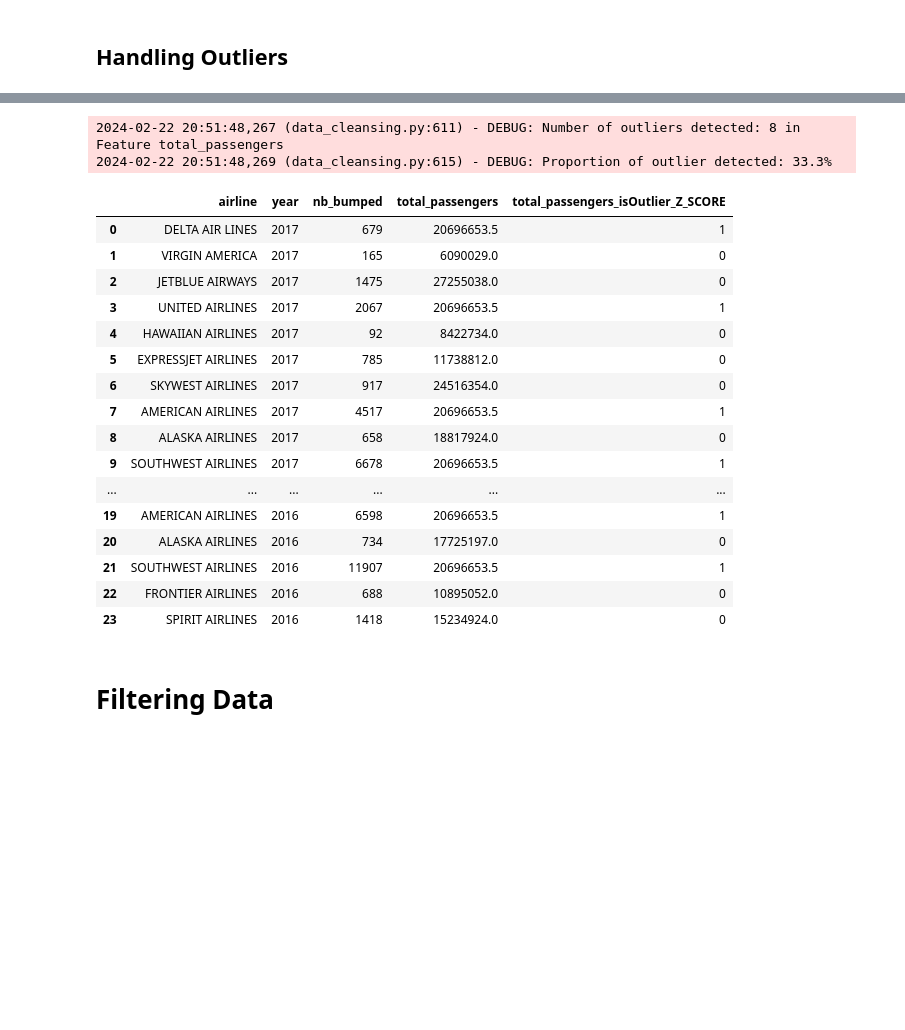
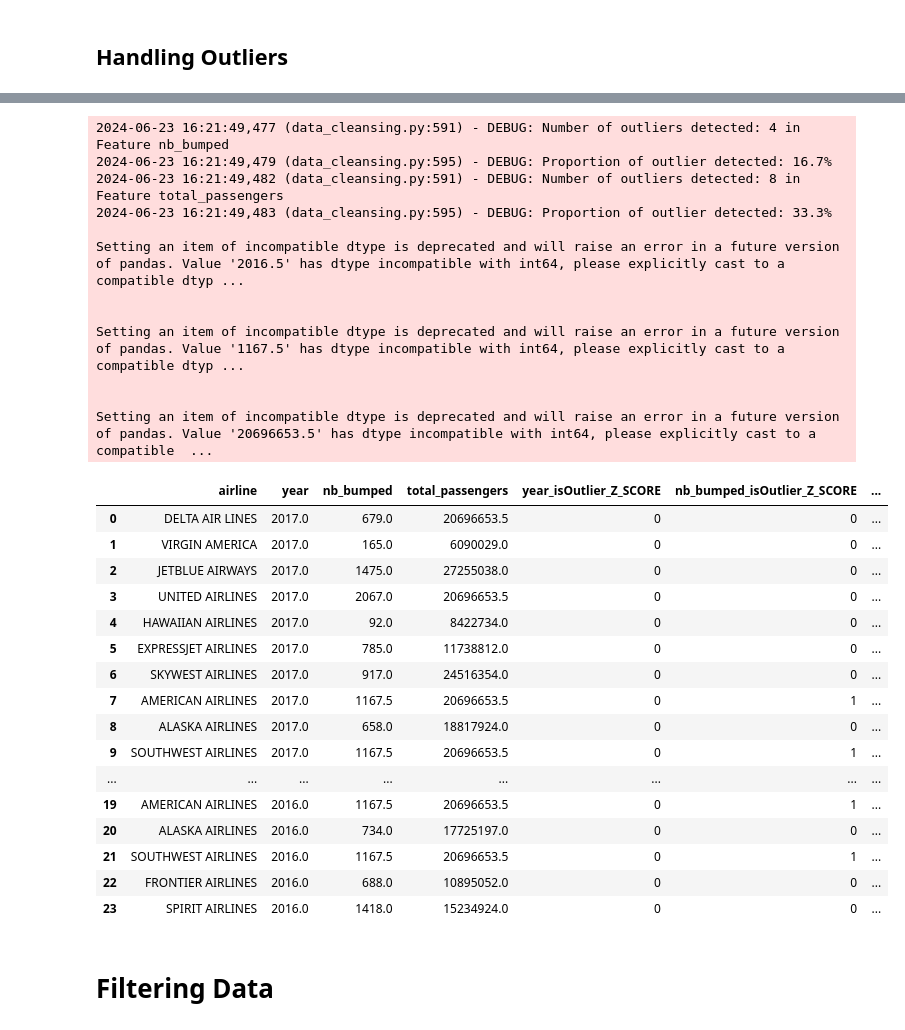
Before and after one commit to AhmedMostafa16/PrediKit, a Jupyter notebook: examples/02_Data_Preperation.ipynb, the cells around one changed output, grey strips where cells are left out. Drawn from its saved outputs; the diff is of its cells as text; code cells hidden in the pictures; blank space fills up the shorter version.

```diff
--- a/examples/02_Data_Preperation.ipynb
+++ b/examples/02_Data_Preperation.ipynb
@@ -216,52 +207,61 @@ df
 # %%
 df = init_df_sample(2)
 display(df)
 op = pk.OutliersProcessor(
     "z_score",
     # threshold=3,
     verbose=True,
     add_indicator=True,
 )
-result = op.fit_transform(df, columns=["total_passengers"])
-
-unwrap_value_or_error(result)
+df = op.fit_transform(df)
+df
 # %% [output]
 |  | airline | year | nb_bumped | total_passengers |
 | 0 | DELTA AIR LINES | 2017 | 679 | 99796155 |
 | 1 | VIRGIN AMERICA | 2017 | 165 | 6090029 |
 | 2 | JETBLUE AIRWAYS | 2017 | 1475 | 27255038 |
 | 3 | UNITED AIRLINES | 2017 | 2067 | 70030765 |
 | 4 | HAWAIIAN AIRLINES | 2017 | 92 | 8422734 |
 | 5 | EXPRESSJET AIRLINES | 2017 | 785 | 11738812 |
 | 6 | SKYWEST AIRLINES | 2017 | 917 | 24516354 |
 | 7 | AMERICAN AIRLINES | 2017 | 4517 | 98017132 |
 | 8 | ALASKA AIRLINES | 2017 | 658 | 18817924 |
 | 9 | SOUTHWEST AIRLINES | 2017 | 6678 | 115988988 |
 | ... | ... | ... | ... | ... |
 | 19 | AMERICAN AIRLINES | 2016 | 6598 | 99348093 |
 | 20 | ALASKA AIRLINES | 2016 | 734 | 17725197 |
 | 21 | SOUTHWEST AIRLINES | 2016 | 11907 | 112153048 |
 | 22 | FRONTIER AIRLINES | 2016 | 688 | 10895052 |
 | 23 | SPIRIT AIRLINES | 2016 | 1418 | 15234924 |
-2024-02-22 20:51:48,267 (data_cleansing.py:611) - DEBUG: Number of outliers detected: 8 in Feature total_passengers
-2024-02-22 20:51:48,269 (data_cleansing.py:615) - DEBUG: Proportion of outlier detected: 33.3%
+2024-06-23 16:21:49,477 (data_cleansing.py:591) - DEBUG: Number of outliers detected: 4 in Feature nb_bumped
+2024-06-23 16:21:49,479 (data_cleansing.py:595) - DEBUG: Proportion of outlier detected: 16.7%
+2024-06-23 16:21:49,482 (data_cleansing.py:591) - DEBUG: Number of outliers detected: 8 in Feature total_passengers
+2024-06-23 16:21:49,483 (data_cleansing.py:595) - DEBUG: Proportion of outlier detected: 33.3%
+
+Setting an item of incompatible dtype is deprecated and will raise an error in a future version of pandas. Value '2016.5' has dtype incompatible with int64, please explicitly cast to a compatible dtyp ...
+
+
+Setting an item of incompatible dtype is deprecated and will raise an error in a future version of pandas. Value '1167.5' has dtype incompatible with int64, please explicitly cast to a compatible dtyp ...
+
+
+Setting an item of incompatible dtype is deprecated and will raise an error in a future version of pandas. Value '20696653.5' has dtype incompatible with int64, please explicitly cast to a compatible  ...
-|  | airline | year | nb_bumped | total_passengers | total_passengers_isOutlier_Z_SCORE |
-| 0 | DELTA AIR LINES | 2017 | 679 | 20696653.5 | 1 |
-| 1 | VIRGIN AMERICA | 2017 | 165 | 6090029.0 | 0 |
-| 2 | JETBLUE AIRWAYS | 2017 | 1475 | 27255038.0 | 0 |
-| 3 | UNITED AIRLINES | 2017 | 2067 | 20696653.5 | 1 |
-| 4 | HAWAIIAN AIRLINES | 2017 | 92 | 8422734.0 | 0 |
-| 5 | EXPRESSJET AIRLINES | 2017 | 785 | 11738812.0 | 0 |
-| 6 | SKYWEST AIRLINES | 2017 | 917 | 24516354.0 | 0 |
-| 7 | AMERICAN AIRLINES | 2017 | 4517 | 20696653.5 | 1 |
-| 8 | ALASKA AIRLINES | 2017 | 658 | 18817924.0 | 0 |
-| 9 | SOUTHWEST AIRLINES | 2017 | 6678 | 20696653.5 | 1 |
-| ... | ... | ... | ... | ... | ... |
-| 19 | AMERICAN AIRLINES | 2016 | 6598 | 20696653.5 | 1 |
-| 20 | ALASKA AIRLINES | 2016 | 734 | 17725197.0 | 0 |
-| 21 | SOUTHWEST AIRLINES | 2016 | 11907 | 20696653.5 | 1 |
-| 22 | FRONTIER AIRLINES | 2016 | 688 | 10895052.0 | 0 |
-| 23 | SPIRIT AIRLINES | 2016 | 1418 | 15234924.0 | 0 |
+|  | airline | year | nb_bumped | total_passengers | year_isOutlier_Z_SCORE | nb_bumped_isOutlier_Z_SCORE | ... |
+| 0 | DELTA AIR LINES | 2017.0 | 679.0 | 20696653.5 | 0 | 0 | ... |
+| 1 | VIRGIN AMERICA | 2017.0 | 165.0 | 6090029.0 | 0 | 0 | ... |
+| 2 | JETBLUE AIRWAYS | 2017.0 | 1475.0 | 27255038.0 | 0 | 0 | ... |
+| 3 | UNITED AIRLINES | 2017.0 | 2067.0 | 20696653.5 | 0 | 0 | ... |
+| 4 | HAWAIIAN AIRLINES | 2017.0 | 92.0 | 8422734.0 | 0 | 0 | ... |
+| 5 | EXPRESSJET AIRLINES | 2017.0 | 785.0 | 11738812.0 | 0 | 0 | ... |
+| 6 | SKYWEST AIRLINES | 2017.0 | 917.0 | 24516354.0 | 0 | 0 | ... |
+| 7 | AMERICAN AIRLINES | 2017.0 | 1167.5 | 20696653.5 | 0 | 1 | ... |
+| 8 | ALASKA AIRLINES | 2017.0 | 658.0 | 18817924.0 | 0 | 0 | ... |
+| 9 | SOUTHWEST AIRLINES | 2017.0 | 1167.5 | 20696653.5 | 0 | 1 | ... |
+| ... | ... | ... | ... | ... | ... | ... | ... |
+| 19 | AMERICAN AIRLINES | 2016.0 | 1167.5 | 20696653.5 | 0 | 1 | ... |
+| 20 | ALASKA AIRLINES | 2016.0 | 734.0 | 17725197.0 | 0 | 0 | ... |
+| 21 | SOUTHWEST AIRLINES | 2016.0 | 1167.5 | 20696653.5 | 0 | 1 | ... |
+| 22 | FRONTIER AIRLINES | 2016.0 | 688.0 | 10895052.0 | 0 | 0 | ... |
+| 23 | SPIRIT AIRLINES | 2016.0 | 1418.0 | 15234924.0 | 0 | 0 | ... |
 # %% [markdown]
 # Filtering Data
 # %%
```
Also changed, not shown: parts of 11 cells of this notebook, 11 other files.
